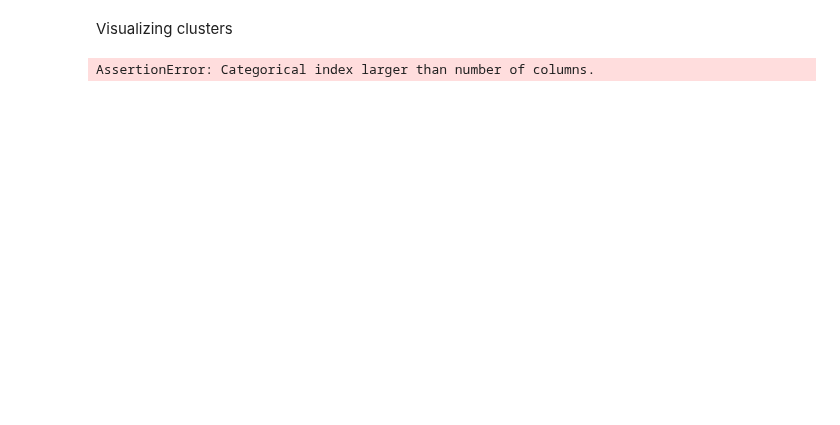
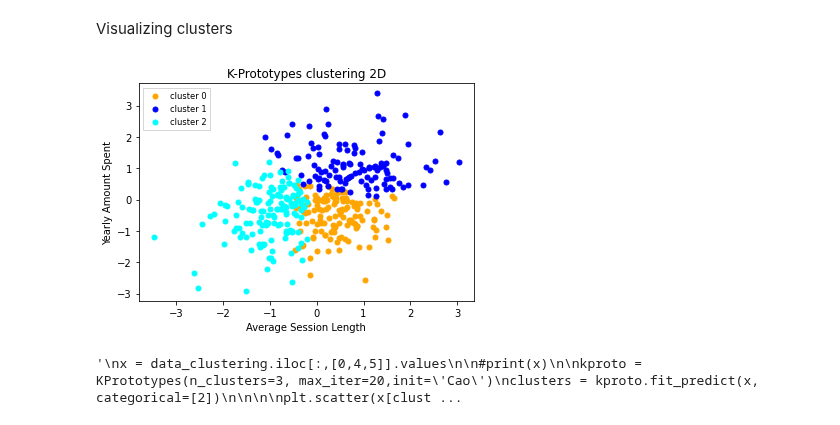
Before and after one commit to JustinSms/Ecommerce_Clustering_2, a Jupyter notebook: KPrototypes.ipynb, the cells around one changed output. Saved outputs shown, nothing was run; the diff lists cells and outputs as text; code cells hidden in the pictures; blank space fills up the shorter version.

Commit message:
Justin_17/1/2021_21:50
K Prototypes

```diff
--- a/KPrototypes.ipynb
+++ b/KPrototypes.ipynb
@@ -139,7 +188,26 @@ data_clustering[data_clustering["Clusters"] == 2].head(10)
 # %% [markdown]
 Visualizing clusters
+# %%
+x = data_stand.iloc[:,[0,4,5]].values
+
+
+kproto = KPrototypes(n_clusters=3)
+clusters = kproto.fit_predict(x, categorical=[2])
+
+
+plt.scatter(x[clusters == 0, 0], x[clusters == 0, 1], s = 25, c = 'orange', label="cluster 0")
+plt.scatter(x[clusters == 1, 0], x[clusters == 1, 1], s = 25, c = "blue", label="cluster 1")
+plt.scatter(x[clusters == 2, 0], x[clusters == 2, 1], s = 25, c = 'cyan', label="cluster 2")
+plt.xlabel("Average Session Length")
+plt.ylabel("Yearly Amount Spent")
+plt.title('K-Prototypes clustering 2D' )
+plt.legend(fancybox=False, fontsize='small')
+plt.show()
+# %% [output]
+[figure, added]
 # %%
-x = data_clustering.iloc[:,[0,4]].values
+"""
+x = data_clustering.iloc[:,[0,4,5]].values
 
 #print(x)
 
@@ -158,5 +226,6 @@ plt.ylabel("Yearly Amount Spent")
 plt.title('K-Prototypes clustering 2D' )
 plt.legend(fancybox=False, fontsize='small')
 plt.show()
+"""
 # %% [output]
-AssertionError: Categorical index larger than number of columns.
+'\nx = data_clustering.iloc[:,[0,4,5]].values\n\n#print(x)\n\nkproto = KPrototypes(n_clusters=3, max_iter=20,init=\'Cao\')\nclusters = kproto.fit_predict(x, categorical=[2])\n\n\n\nplt.scatter(x[clust ...
```
Also changed, not shown: parts of 10 cells of this notebook.
